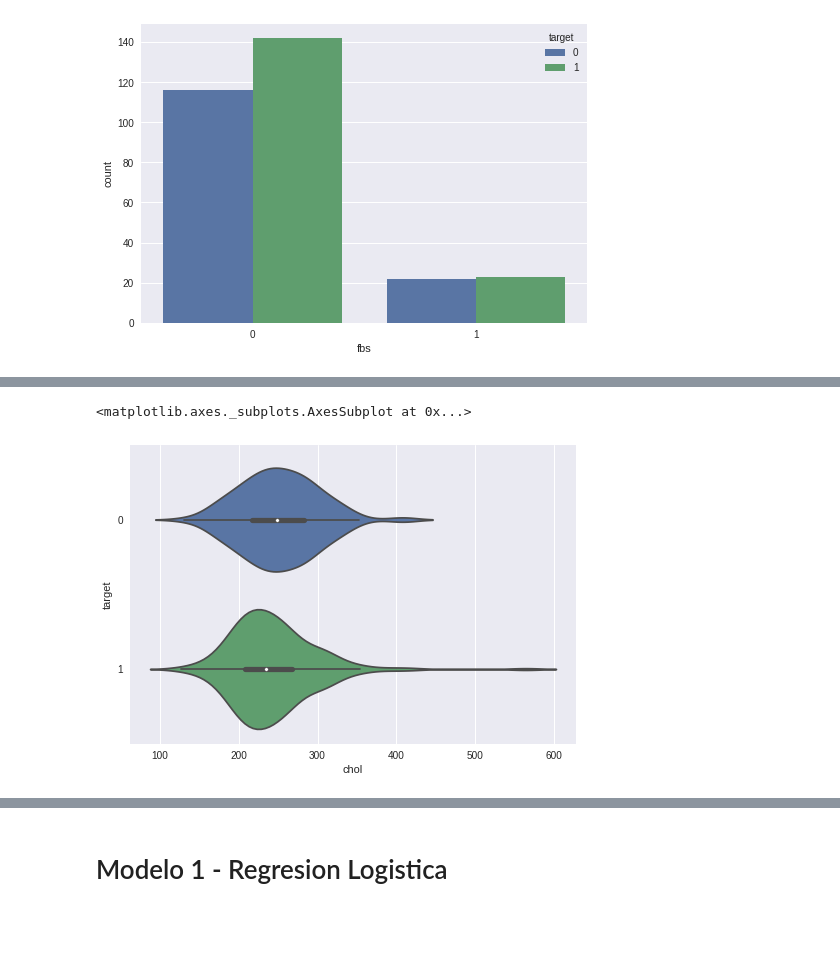
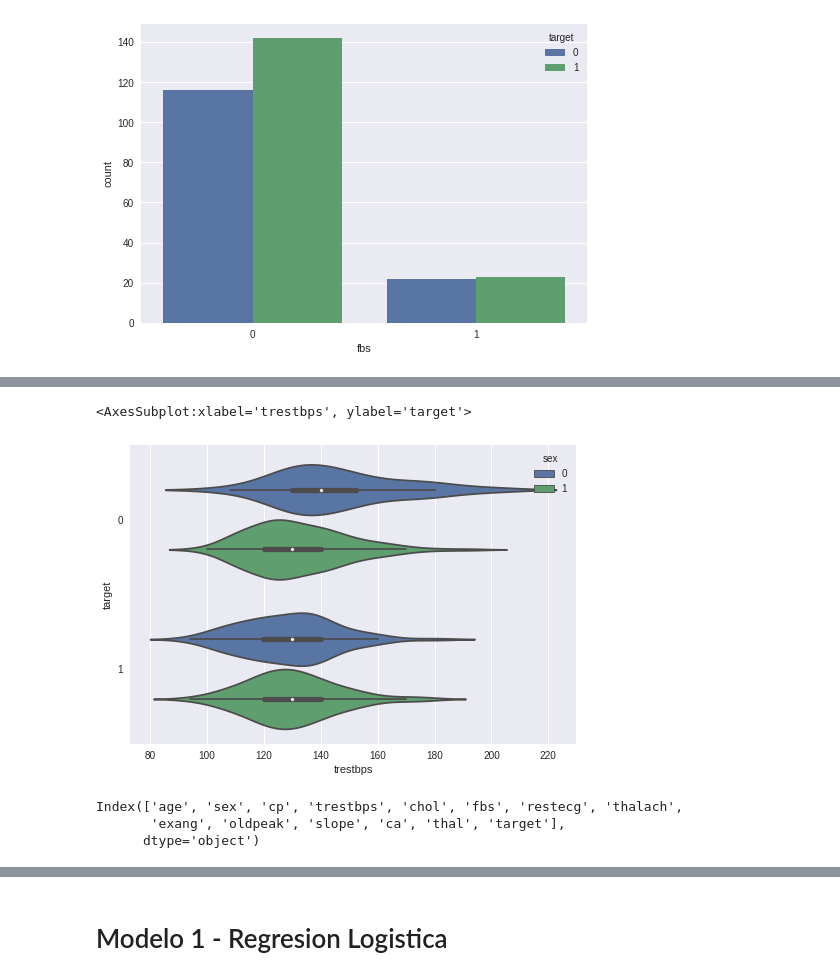
Before and after one commit to joaquinhojman/AprendizajeEstadistico-TPFinal, a Jupyter notebook: TP3_AE.ipynb, the cells around one changed output, grey strips where cells are left out. Saved outputs shown, nothing was run; the diff lists cells and outputs as text; code cells hidden in the pictures; blank space fills up the shorter version.

```diff
--- a/TP3_AE.ipynb
+++ b/TP3_AE.ipynb
@@ -38,7 +36,7 @@ heart_csv['exang'] = heart_csv['exang'].astype('category')
 heart_csv['slope'] = heart_csv['slope'].astype('category')
 heart_csv['ca'] = heart_csv['ca'].astype('category')
 heart_csv['thal'] = heart_csv['thal'].astype('category')
-heart_csv['target'] = heart_csv['target'].astype('int64')
+heart_csv['target'] = heart_csv['target'].astype('category')
 
 heart_csv.dtypes
 # %% [output]
@@ -82,8 +83,14 @@ plt.savefig("hola2.png")
 # %%
-sns.violinplot(y=heart_csv['target'].astype('category'), x=heart_csv['chol'])
+sns.violinplot(y=heart_csv['target'].astype('category'), x=heart_csv['trestbps'], hue=heart_csv['sex'])
 # %% [output]
-<matplotlib.axes._subplots.AxesSubplot at 0x...>
+<AxesSubplot:xlabel='trestbps', ylabel='target'>
-[figure, old version]
+[figure, new version]
+# %%
+heart_csv.columns
+# %% [output]
+Index(['age', 'sex', 'cp', 'trestbps', 'chol', 'fbs', 'restecg', 'thalach',
+       'exang', 'oldpeak', 'slope', 'ca', 'thal', 'target'],
+      dtype='object')
 # %%
 # matriz de correlaciones
 
```
Also changed, not shown: parts of 36 cells of this notebook, 14 other files.
